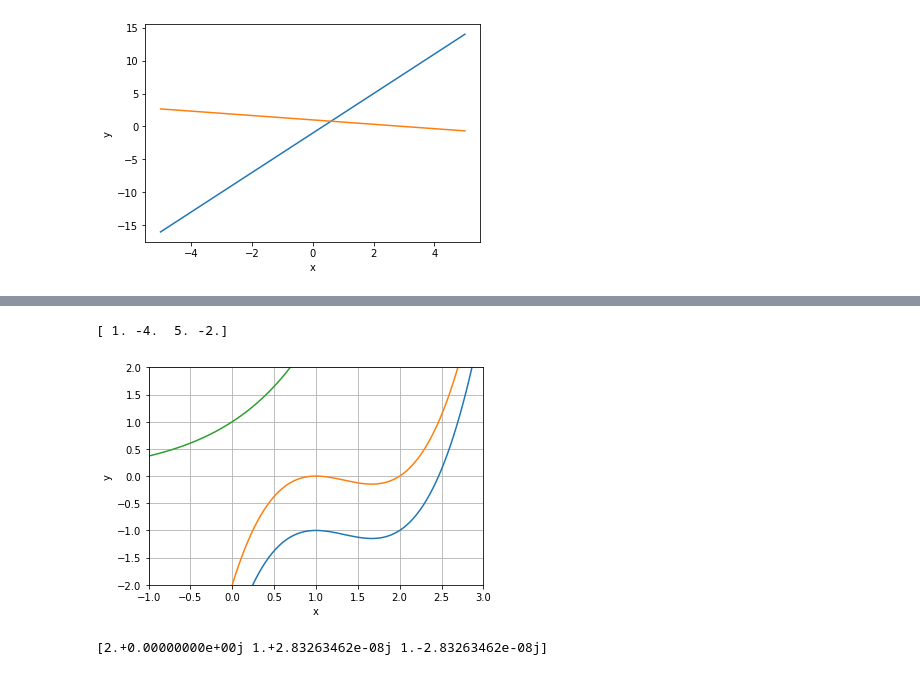
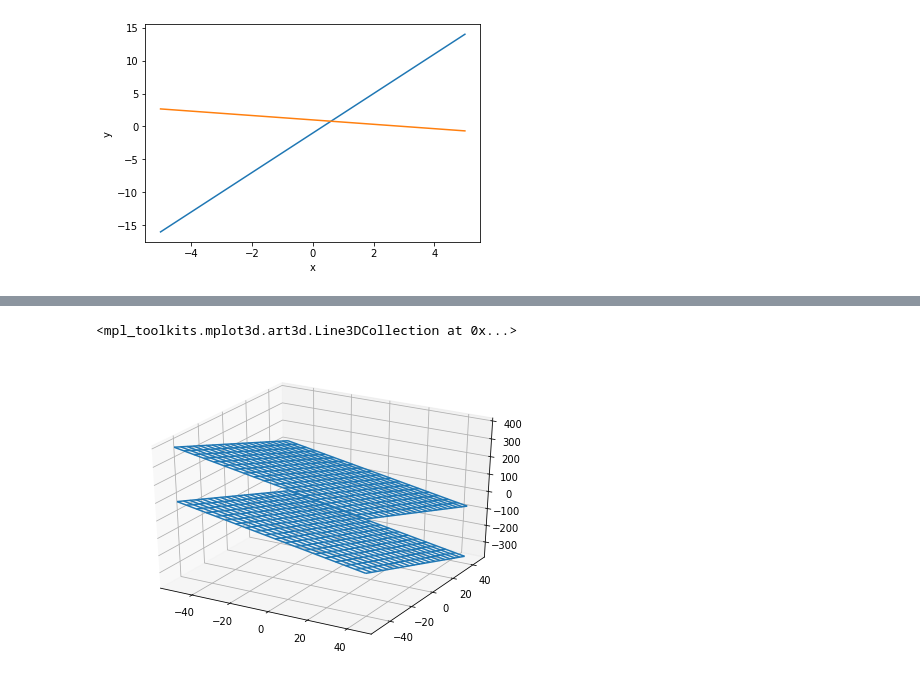
Before and after one commit to nddruu/GooColab, a Jupyter notebook: Введение_в_высшую_математику_(GB).ipynb, the cells around one changed output, grey strips where cells are left out. Cells and saved outputs as stored; diff of their text form; code cells hidden in the pictures.

```diff
--- a/Введение_в_высшую_математику_(GB).ipynb
+++ b/Введение_в_высшую_математику_(GB).ipynb
@@ -111,20 +111,18 @@ plt.axis('equal')
-# %%
-import numpy as np
-import matplotlib.pyplot as plt
-
-x = np.linspace(-1, 3, 201)
-print(np.poly([1, 1, 2]))
-plt.plot(x, x**3 - 4*x**2 + 5*x - 3)
-plt.plot(x,np.polyval([1., -4.,  5., -2.],x))
-plt.plot(x, np.exp(x))
-plt.xlabel('x')
-plt.ylabel('y')
-plt.xlim(-1,3)
-plt.ylim(-2,2)
-plt.grid(True)
-plt.show()
-print(np.roots([ 1., -4.,  5., -2.]))
-# %% [output]
-[ 1. -4.  5. -2.]
-[figure, removed]
-[2.+0.00000000e+00j 1.+2.83263462e-08j 1.-2.83263462e-08j]
+# %%
+#Параллельные плоскости
+from pylab import figure
+from mpl_toolkits.mplot3d import Axes3D
+fig = figure()
+ax = Axes3D(fig)
+X = np.arange(-50, 50, 5)
+Y = np.arange(-50, 50, 5)
+X, Y = np.meshgrid(X, Y)
+Z1 = -2*X - 3*Y - 150
+Z2 = -2*X - 3*Y + 150
+# ax.plot_surface(X, Y, Z1)
+# ax.plot_surface(X, Y, Z2)
+ax.plot_wireframe(X, Y, Z1)
+ax.plot_wireframe(X, Y, Z2)
+# %% [output]
+<mpl_toolkits.mplot3d.art3d.Line3DCollection at 0x...>
+[figure, added]
```
Also changed, not shown: parts of 3 cells of this notebook.
